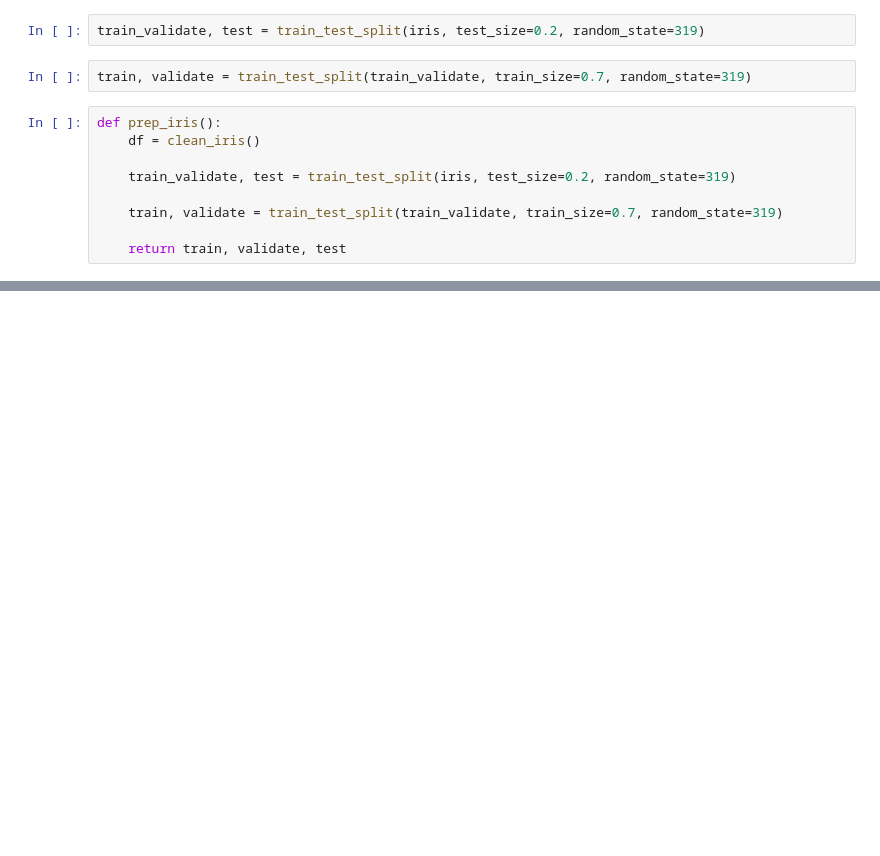
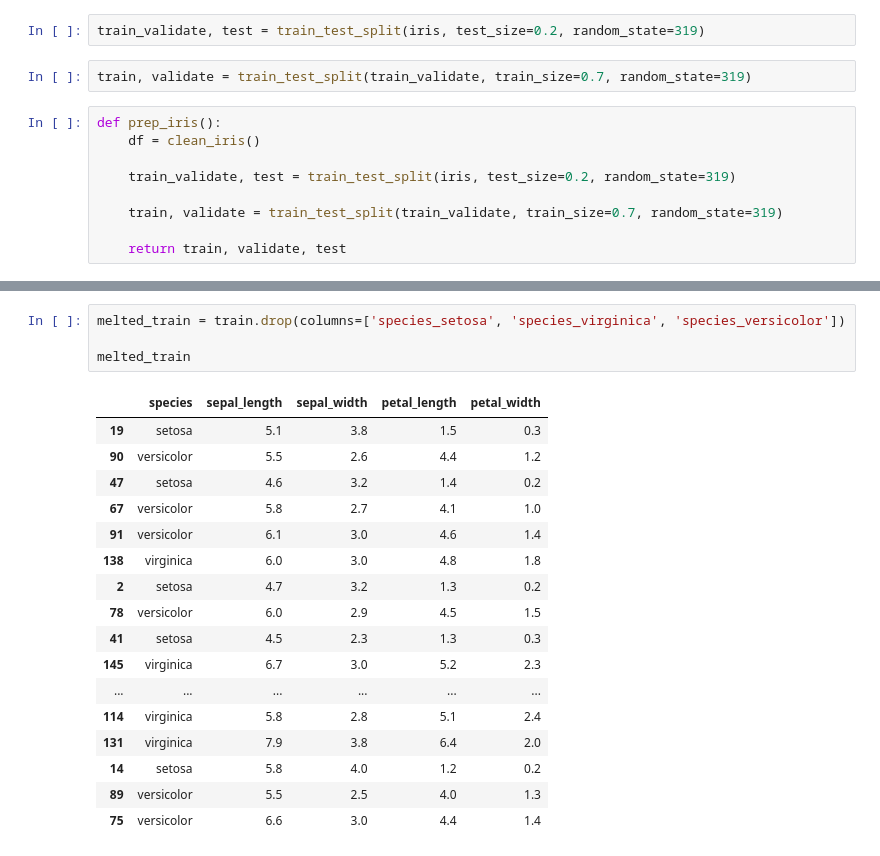
Before and after one commit to johngrinstead/classification-exercises, a Jupyter notebook: classification_exercises.ipynb, the cells around one changed output, grey strips where cells are left out. Drawn from its saved outputs; the diff is of its cells as text; blank space fills up the shorter version.

```diff
--- a/classification_exercises.ipynb
+++ b/classification_exercises.ipynb
@@ -526,0 +572,22 @@ def prep_iris():
+# %%
+melted_train = train.drop(columns=['species_setosa', 'species_virginica', 'species_versicolor'])
+
+melted_train
+# %% [output]
+|  | species | sepal_length | sepal_width | petal_length | petal_width |
+| 19 | setosa | 5.1 | 3.8 | 1.5 | 0.3 |
+| 90 | versicolor | 5.5 | 2.6 | 4.4 | 1.2 |
+| 47 | setosa | 4.6 | 3.2 | 1.4 | 0.2 |
+| 67 | versicolor | 5.8 | 2.7 | 4.1 | 1.0 |
+| 91 | versicolor | 6.1 | 3.0 | 4.6 | 1.4 |
+| 138 | virginica | 6.0 | 3.0 | 4.8 | 1.8 |
+| 2 | setosa | 4.7 | 3.2 | 1.3 | 0.2 |
+| 78 | versicolor | 6.0 | 2.9 | 4.5 | 1.5 |
+| 41 | setosa | 4.5 | 2.3 | 1.3 | 0.3 |
+| 145 | virginica | 6.7 | 3.0 | 5.2 | 2.3 |
+| ... | ... | ... | ... | ... | ... |
+| 114 | virginica | 5.8 | 2.8 | 5.1 | 2.4 |
+| 131 | virginica | 7.9 | 3.8 | 6.4 | 2.0 |
+| 14 | setosa | 5.8 | 4.0 | 1.2 | 0.2 |
+| 89 | versicolor | 5.5 | 2.5 | 4.0 | 1.3 |
+| 75 | versicolor | 6.6 | 3.0 | 4.4 | 1.4 |
```
Also changed, not shown: parts of 15 cells of this notebook, 2 other files.
